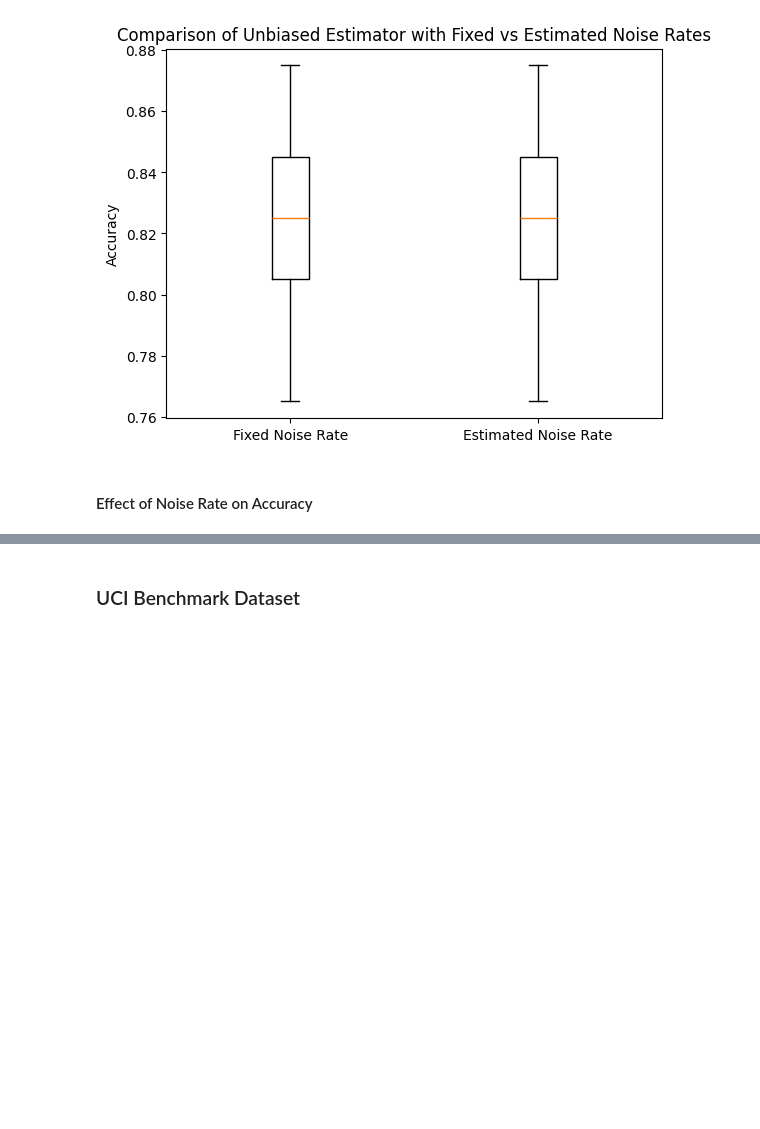
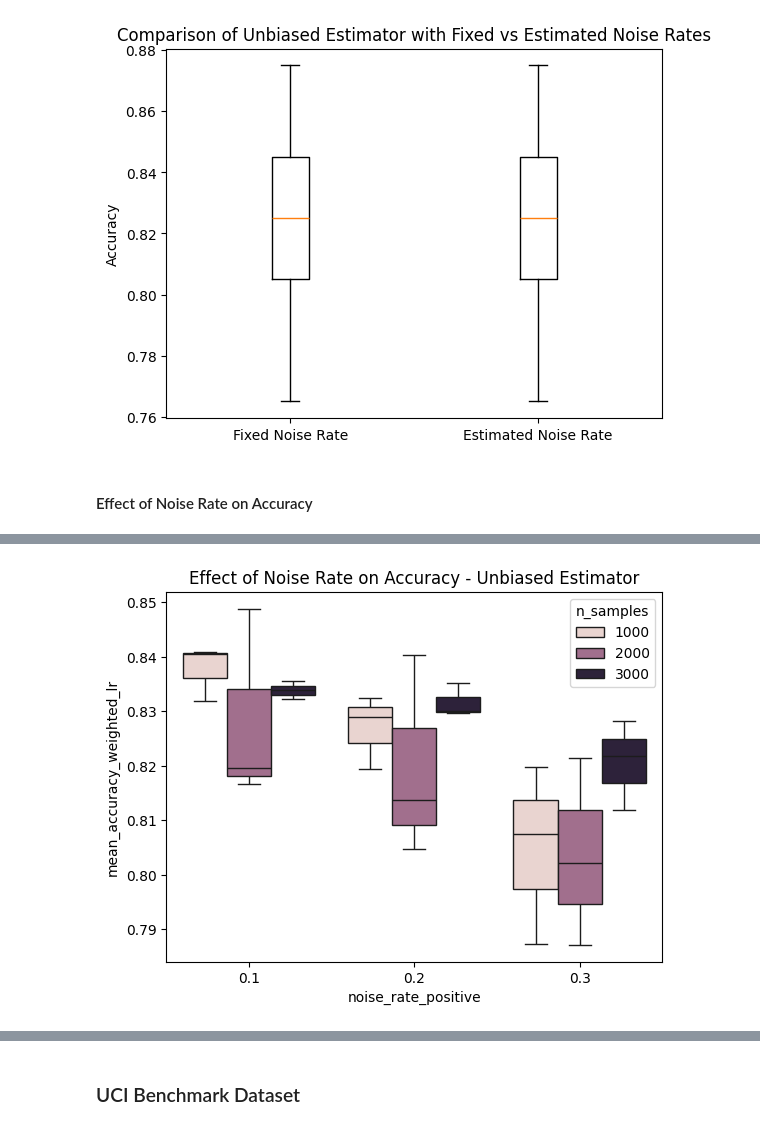
Before and after one commit to Bekona/Master_thesis, a Jupyter notebook: unbiased_estimators.ipynb, the cells around one changed output, grey strips where cells are left out. Drawn from its saved outputs; the diff is of its cells as text; code cells hidden in the pictures; blank space fills up the shorter version.

```diff
--- a/unbiased_estimators.ipynb
+++ b/unbiased_estimators.ipynb
@@ -543,0 +538,15 @@ Epoch 0, Unbiased Los
+# %%
+from simulation_multiple_configs import simulation_study_multiple_configs
+
+# Call the simulation_multiple_configs
+noise_rate_positives = [0.1, 0.2, 0.3]
+noise_rate_negatives = [0.1, 0.2, 0.3]
+n_features_list = [15, 20, 30]
+n_samples_list = [1000, 2000, 3000]
+
+results_unbiased = simulation_study_multiple_configs(simulation_study, noise_rate_positives, noise_rate_negatives,
+                                                              n_features_list, n_samples_list, n_datasets=100, seed=42)
+
+import pandas as pd
+# Convert results to DataFrame for easier analysis
+df_results_unbiased = pd.DataFrame(results_unbiased)
@@ -543,0 +571,15 @@ Epoch 0, Unbiased Los
+# %%
+import seaborn as sns
+import matplotlib.pyplot as plt
+
+# Boxplot visualization function using seaborn
+def visualize_boxplot(df_results_unbiased, filename="unbiased_noise.jpg"):
+    sns.boxplot(x='noise_rate_positive', y='mean_accuracy_weighted_lr', hue='n_samples', data=df_results_unbiased)
+    plt.title("Effect of Noise Rate on Accuracy - Unbiased Estimator")
+    plt.savefig(r'C:\Users\bekon\Master_thesis\graphs\unbiased_noise.jpg', format='jpg', dpi=300)
+    plt.show()
+
+# Visualize the accuracies using boxplot
+visualize_boxplot(df_results_unbiased)
+# %% [output]
+[figure, added]
```
Also changed, not shown: parts of 4 cells of this notebook, 8 other files.
